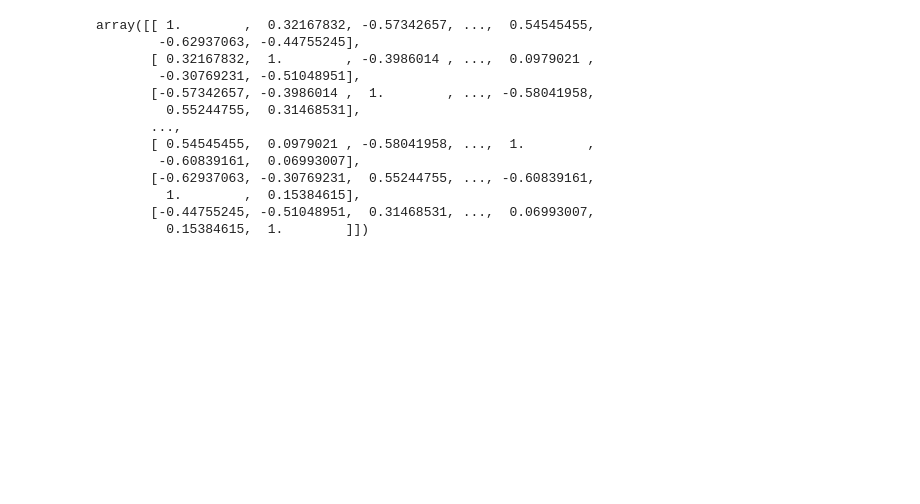
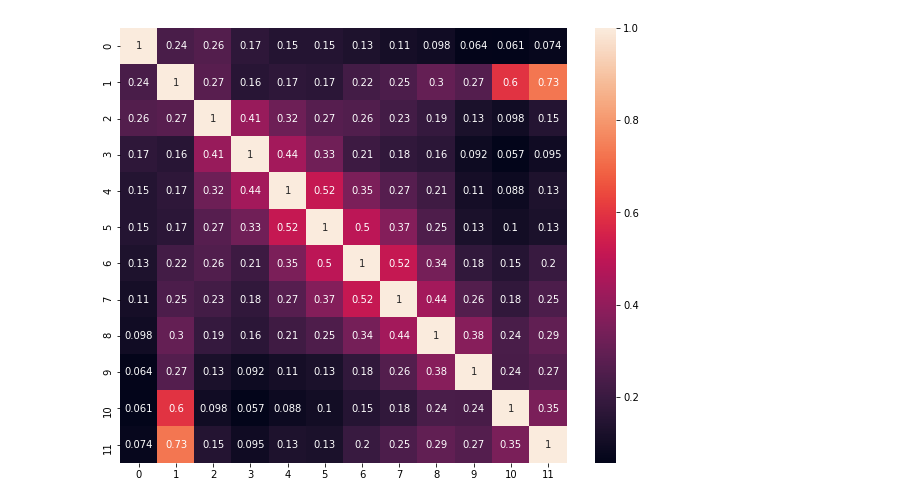
Before and after one commit to xhan77/11747-final, a Jupyter notebook: per-layer-analysis.ipynb, the cells around one changed output. Saved outputs shown, nothing was run; the diff lists cells and outputs as text; code cells hidden in the pictures; blank space fills up the shorter version.

```diff
--- a/per-layer-analysis.ipynb
+++ b/per-layer-analysis.ipynb
@@ -10,6 +13,12 @@ influence_dict = torch.load("GC_per_layer_outputs/influence_dict.pt")
+# %%
+def show_corr(corr):
+    plt.figure(figsize=(10,8))
+    sns.heatmap(corr, annot=True)
+    # plt.imshow(correlations[0], cmap='hot', interpolation='nearest')
+    plt.show()
 # %%
 correlations = []
-for i in range(1):
+for i in range(20):
     influence = np.stack([influence_dict[j][i] for j in range(12)])
-    correlation, _ = spearmanr(influence)
+    correlation, _ = spearmanr(influence, axis=1)
     correlations.append(correlation)
@@ -38,16 +25,6 @@ plt.show()
-# %%
-correlations[0]
-# %% [output]
-array([[ 1.        ,  0.32167832, -0.57342657, ...,  0.54545455,
-        -0.62937063, -0.44755245],
-       [ 0.32167832,  1.        , -0.3986014 , ...,  0.0979021 ,
-        -0.30769231, -0.51048951],
-       [-0.57342657, -0.3986014 ,  1.        , ..., -0.58041958,
-         0.55244755,  0.31468531],
-       ...,
-       [ 0.54545455,  0.0979021 , -0.58041958, ...,  1.        ,
-        -0.60839161,  0.06993007],
-       [-0.62937063, -0.30769231,  0.55244755, ..., -0.60839161,
-         1.        ,  0.15384615],
-       [-0.44755245, -0.51048951,  0.31468531, ...,  0.06993007,
-         0.15384615,  1.        ]])
+# %%
+mean_correlation = np.mean(np.stack(correlations), axis=0)
+# %%
+show_corr(mean_correlation)
+# %% [output]
+[figure, added]
```
Also changed, not shown: parts of 7 cells of this notebook, 1 other file.
